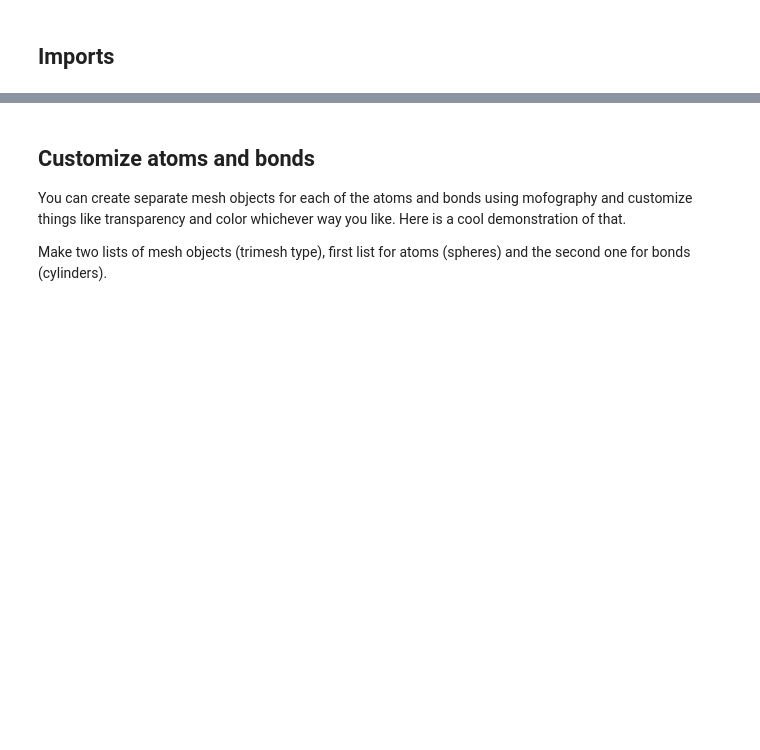
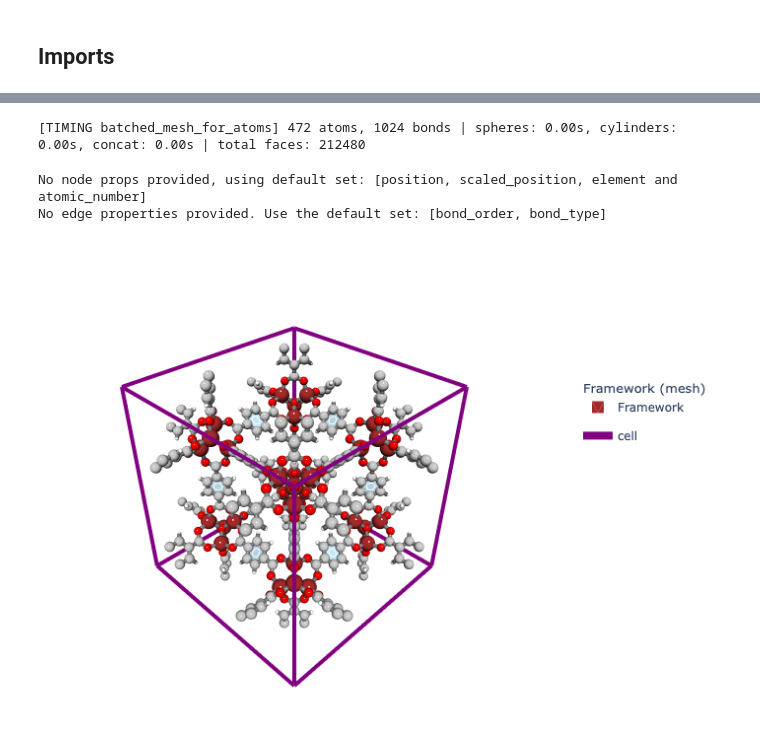
Before and after one commit to mofography/mofography, a Jupyter notebook: docs/framework_visualization_example.ipynb, the cells around one changed output, grey strips where cells are left out. Saved outputs shown, nothing was run; the diff lists cells and outputs as text; code cells hidden in the pictures; blank space fills up the shorter version.

```diff
--- a/docs/framework_visualization_example.ipynb
+++ b/docs/framework_visualization_example.ipynb
@@ -52,0 +22,11 @@ Visualize the framework atoms and bonds as a mesh, quick and dirty, yet quite ef
+# %%
+import os
+import numpy as np
+import plotly.graph_objects as go
+import plotly.io as pio
+from ase.io import read
+import mofography as mgr
+from mofography import Figure3js
+
+path_to_cif = os.path.join("..", "examples", "TestCIFs", "P1-IRMOF-1.cif")
+pio.renderers.default = "png"
@@ -52,0 +37,5 @@ Visualize the framework atoms and bonds as a mesh, quick and dirty, yet quite ef
+# %%
+filename = os.path.abspath(path_to_cif)
+mat_atoms = read(filename)
+mat_updated = mgr.update_with_covalent_bonds(mat_atoms)
+print(mat_updated.get_chemical_formula(), len(mat_updated), "atoms")
@@ -53,8 +48,10 @@ Visualize the framework atoms and bonds as a mesh, quick and dirty, yet quite ef
 # %%
-import plotly.graph_objects as go
-go.Figure([*mgr.plot_framework_as_mesh(mat_updated, stylize=True), mgr.plot_cell(mat_updated)], layout=mgr.white_layout).show()
+go.Figure(
+    [*mgr.plot_framework_as_mesh(mat_updated, stylize=True), mgr.plot_cell(mat_updated)],
+    layout=mgr.white_layout,
+).show()
+# %% [output]
+[TIMING batched_mesh_for_atoms] 472 atoms, 1024 bonds | spheres: 0.00s, cylinders: 0.00s, concat: 0.00s | total faces: 212480
+No node props provided, using default set: [position, scaled_position, element and atomic_number]
+No edge properties provided. Use the default set: [bond_order, bond_type]
+[figure, added]
-# %% [markdown]
-## Customize atoms and bonds
-You can create separate mesh objects for each of the atoms and bonds using mofography and customize things like transparency and color whichever way you like. Here is a cool demonstration of that.
-
-Make two lists of mesh objects (trimesh type), first list for atoms (spheres) and the second one for bonds (cylinders).
```
Also changed, not shown: parts of 29 cells of this notebook, 18 other files.
